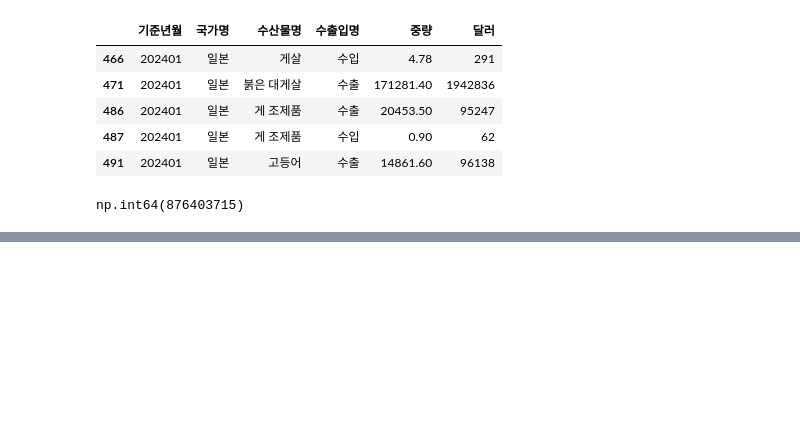
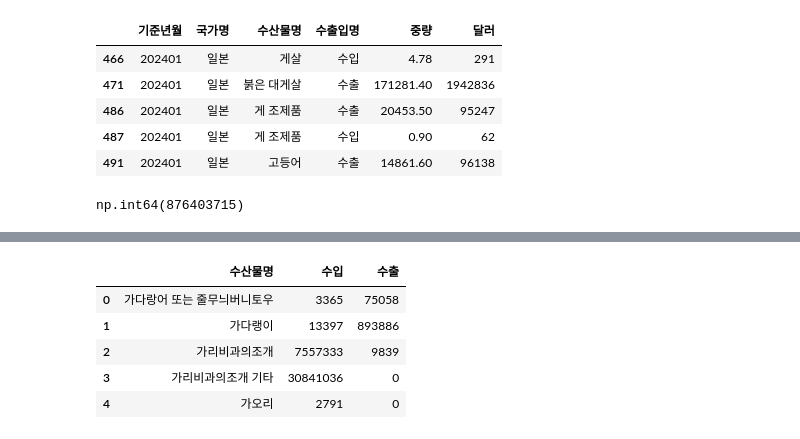
Before and after one commit to HelloDataScience/Yangju, a Jupyter notebook: Day4.ipynb, the cells around one changed output, grey strips where cells are left out. Cells and saved outputs as stored; diff of their text form; code cells hidden in the pictures; blank space fills up the shorter version.

```diff
--- a/Day4.ipynb
+++ b/Day4.ipynb
@@ -359,0 +469,9 @@ np.int64(876403715)
+# %%
+pvt.head()
+# %% [output]
+|  | 수산물명 | 수입 | 수출 |
+| 0 | 가다랑어 또는 줄무늬버니토우 | 3365 | 75058 |
+| 1 | 가다랭이 | 13397 | 893886 |
+| 2 | 가리비과의조개 | 7557333 | 9839 |
+| 3 | 가리비과의조개 기타 | 30841036 | 0 |
+| 4 | 가오리 | 2791 | 0 |
```
Also changed, not shown: parts of 19 cells of this notebook.
